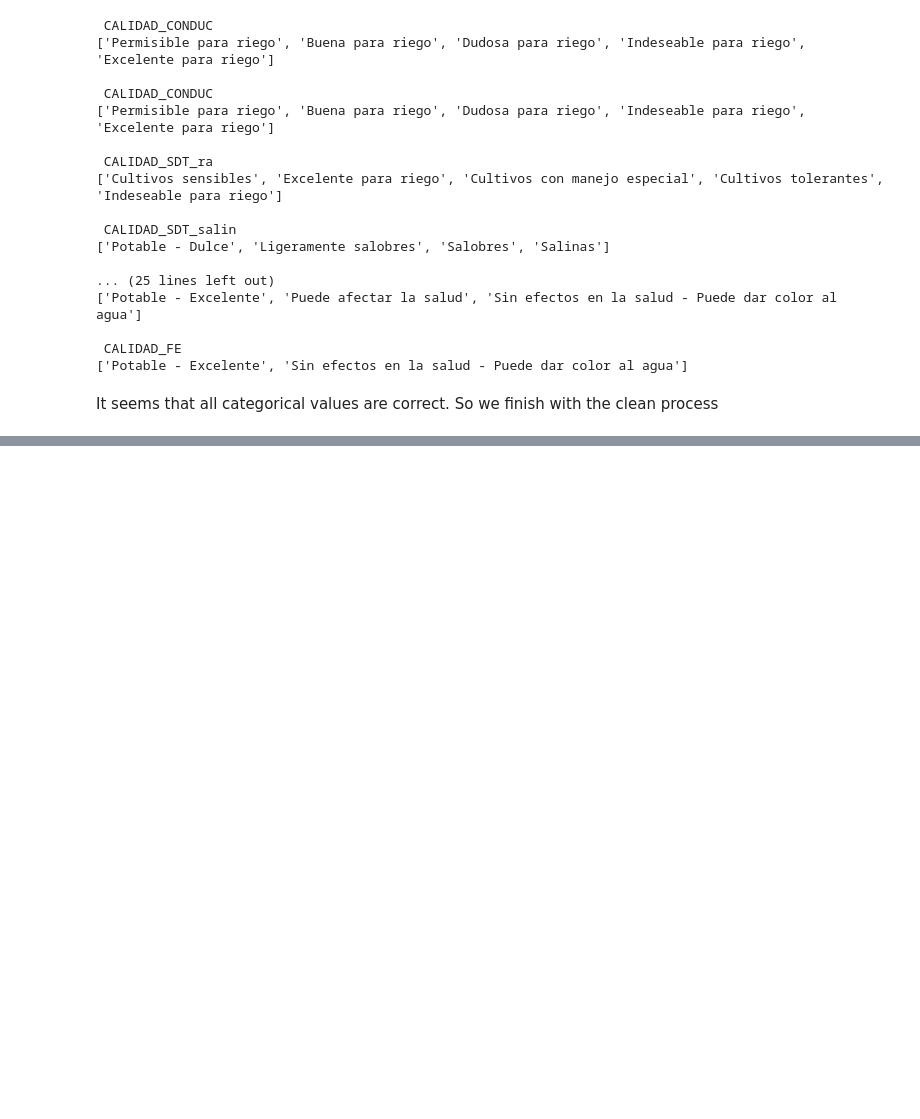
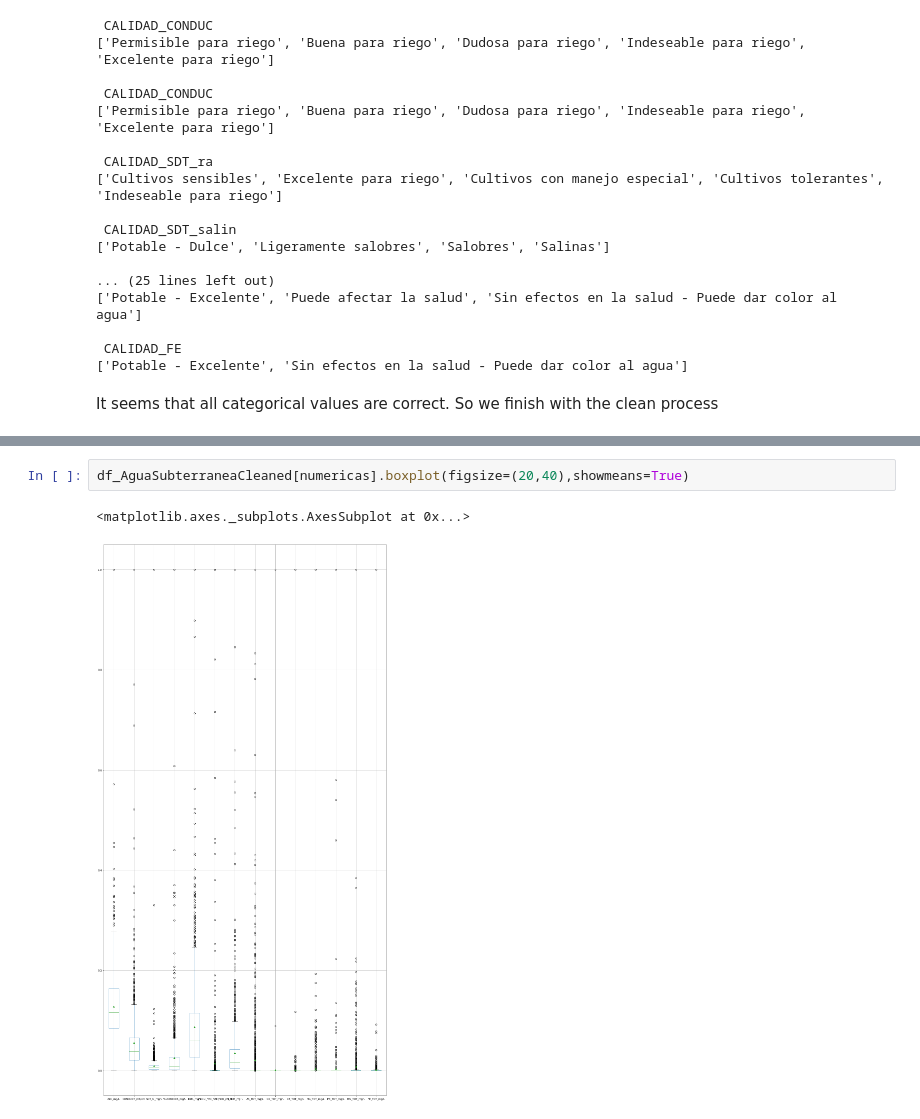
Before and after one commit to PosgradoMNA/actividades-del-projecto-team-1, a Jupyter notebook: Reto/Reto_Equipo1.ipynb, the cells around one changed output, grey strips where cells are left out. Cells and saved outputs as stored; diff of their text form; blank space fills up the shorter version.

```diff
--- a/Reto/Reto_Equipo1.ipynb
+++ b/Reto/Reto_Equipo1.ipynb
@@ -429,0 +516,5 @@ It seems that all categorical values are correct. So we finish with the clean pr
+# %%
+df_AguaSubterraneaCleaned[numericas].boxplot(figsize=(20,40),showmeans=True)
+# %% [output]
+<matplotlib.axes._subplots.AxesSubplot at 0x...>
+[figure, added]
```
Also changed, not shown: parts of 11 cells of this notebook.
